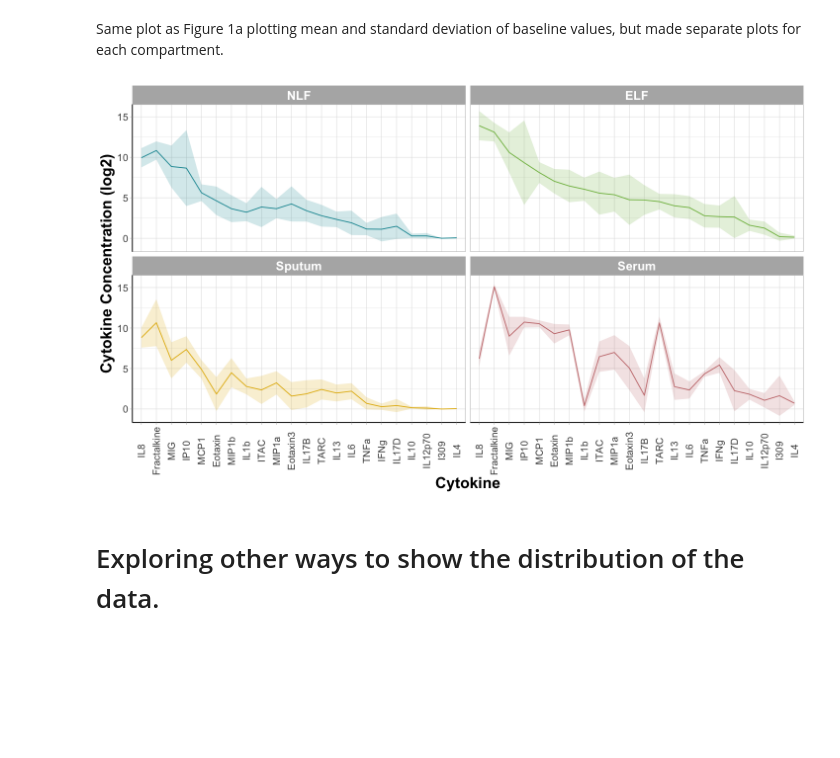
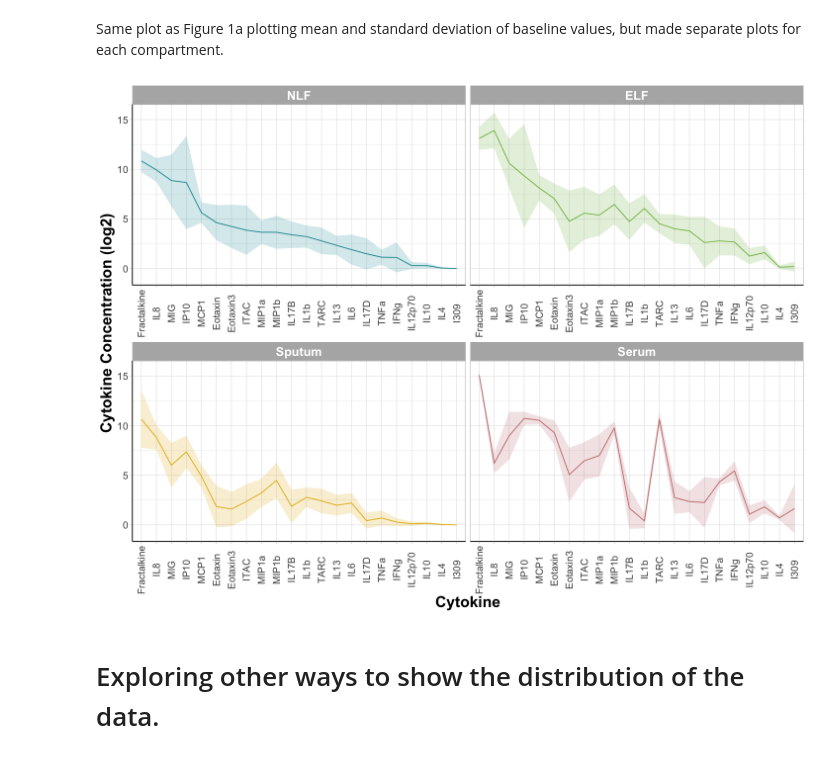
Before and after one commit to Ragerlab/Script_for_Cytokine-Signature-Clusters-as-a-Tool-to-Compare-Changes-associated-with-Tobacco-Product-, a Jupyter notebook: Baseline Analysis (Figure 1, Table 2, Figure S1).ipynb, the cells around one changed output. Cells and saved outputs as stored; diff of their text form; code cells hidden in the pictures; blank space fills up the shorter version.

```diff
--- a/Baseline Analysis (Figure 1, Table 2, Figure S1).ipynb
+++ b/Baseline Analysis (Figure 1, Table 2, Figure S1).ipynb
@@ -647,33 +649,33 @@ ggsave(Figure1b,
 # %% [markdown]
 Same plot as Figure 1a plotting mean and standard deviation of baseline values, but made separate plots for each compartment.
 # %%
-options(repr.plot.width=12, repr.plot.height=7) #changing size
-descending_cytokines = row.names(NLF_df[order(-ELF_df$mean),])
+options(repr.plot.width=12, repr.plot.height=9) #changing size
+descending_cytokines = row.names(NLF_df[order(-NLF_df$mean),])
 cytokines = factor(baseline_df$cytokine, levels = descending_cytokines) #need to put descending_cytokines into a factor for plotting
 Figure_1bV2 = ggplot(transform(baseline_df, compartment = factor(compartment, levels = c('NLF','ELF','Sputum','Serum')))) +
   geom_line(aes(x = cytokines, y = as.numeric(mean), group = 1,color = compartment)) +
   geom_ribbon(aes(x = cytokines, y = mean, ymin = mean - sd, ymax = mean + sd, group = 1, fill = compartment), alpha = 0.2) +
 
-  facet_wrap(~ compartment) +
+  facet_wrap(~ compartment, scales = 'free_x') +
 
   theme_light() +
   theme(axis.text.x = element_text(angle = 90, vjust = 0.5), #rotating x labels/ moving x labels slightly to the left
         axis.line = element_line(colour="black"), #making x and y axes black
         axis.text = element_text(size = 12), #changing size of x axis labels
         axis.title = element_text(face = "bold", size = rel(1.7)), #changes axis titles
         #legend.title = element_text(face = 'bold', size = 15), #changes legend title
         legend.position = "none", #removing legend
         legend.text = element_text(size = 12), #changes legend text
         strip.text.x = element_text(size = 15, face = "bold"), #changes size of facet x axis
         strip.text.y = element_text(size = 15, face = "bold")) + #changes size of facet y axis
   xlab('Cytokine') + ylab('Cytokine Concentration (log2)') + #changing axis labels
   scale_color_manual(name = 'Compartment',
                       values = c('#1896A1','#7fbb4d','#E4B710','#c87b7c')) +
   scale_fill_manual(name = 'Compartment',
                       values = c('#1896A1','#7fbb4d','#E4B710','#c87b7c'))
 Figure_1bV2
 # %% [output]
-[figure, old version]
+[figure, new version]
 # %%
 ggsave(Figure_1bV2,
        filename = 'Figure1bV2.pdf',
```
Also changed, not shown: parts of 6 cells of this notebook.
